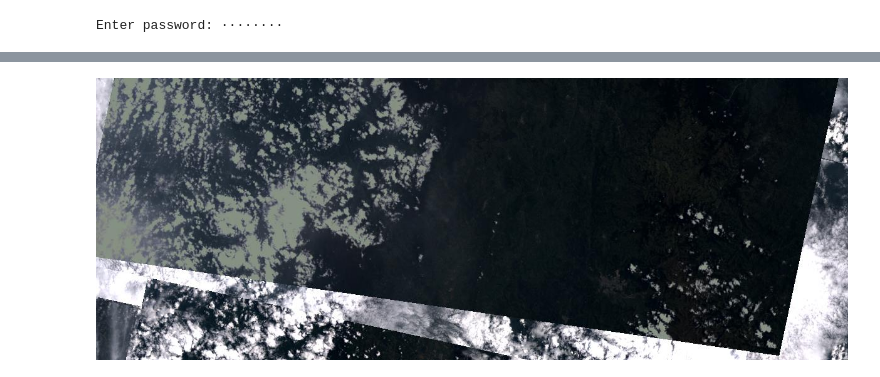
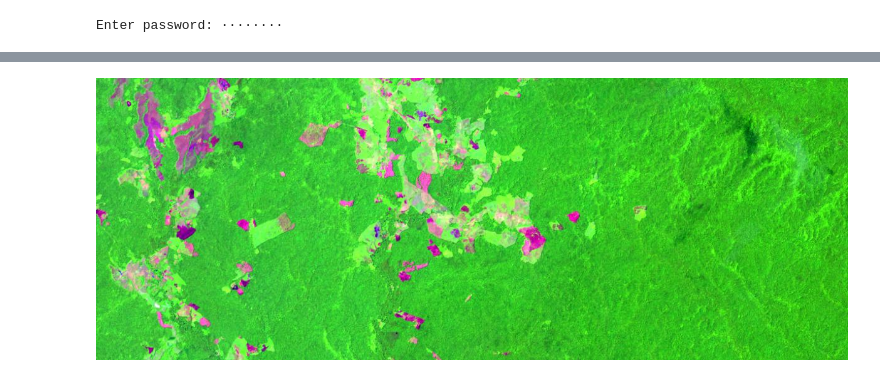
Before and after one commit to GeoGeeks/Api_Python_for_ArcGIS_dev2019, a Jupyter notebook: Imagenes satelitales.ipynb, the cells around one changed output, grey strips where cells are left out. Drawn from its saved outputs; the diff is of its cells as text; code cells hidden in the pictures.

Commit message:
Ejemplo Imagenes satelitalesmas completo

```diff
--- a/Imagenes satelitales.ipynb
+++ b/Imagenes satelitales.ipynb
@@ -7,6 +14,6 @@ import warnings
 warnings.filterwarnings('ignore')
 # %%
-gis = GIS("https://www.arcgis.com", username="rcmartinb")
+gis = GIS("https://www.arcgis.com",'rcmartinb')
 # %% [output]
 Enter password: ········
 # %%
@@ -30,3 +27,10 @@ landsat.extent = aoi
+# %%
+aoi = {'spatialReference': {'latestWkid': 4326}, 'type': 'extent',
+       'xmax': -73.8552, 'xmin': -74.0050, 'ymax': 1.4864, 'ymin': 1.3628}
+
+arcgis.env.analysis_extent = aoi
+
+landsat.extent = aoi
 # %%
 import pandas as pd
 from datetime import datetime
@@ -59,5 +67,8 @@ midfire = landsat.filter_by("GroupName='LC80090572019246LGN00_MTL_MTL'") # 2017-
+# %%
+raster2019 = landsat.filter_by("GroupName='LC80070592019056LGN00_MTL'") #02 2019
+raster2016 = landsat.filter_by("GroupName='LC80070592016016LGN02_MTL'") #01 2016
 # %%
 from arcgis.raster.functions import *
-extract_band(midfire, [6,5,4])
+extract_band(raster2019, [6,5,4])
 # %% [output]
-[figure, old version]
+[figure, new version]
```
Also changed, not shown: parts of 25 cells of this notebook.
